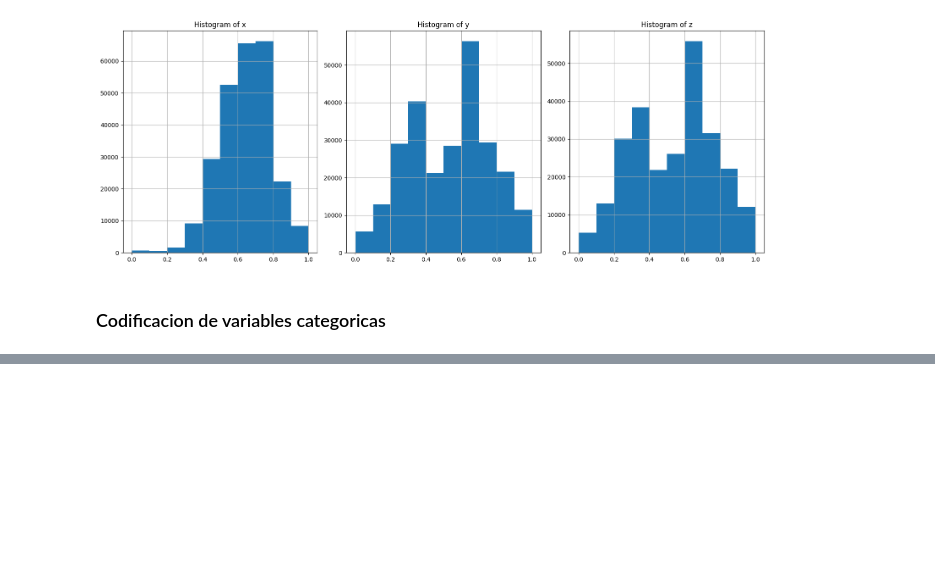
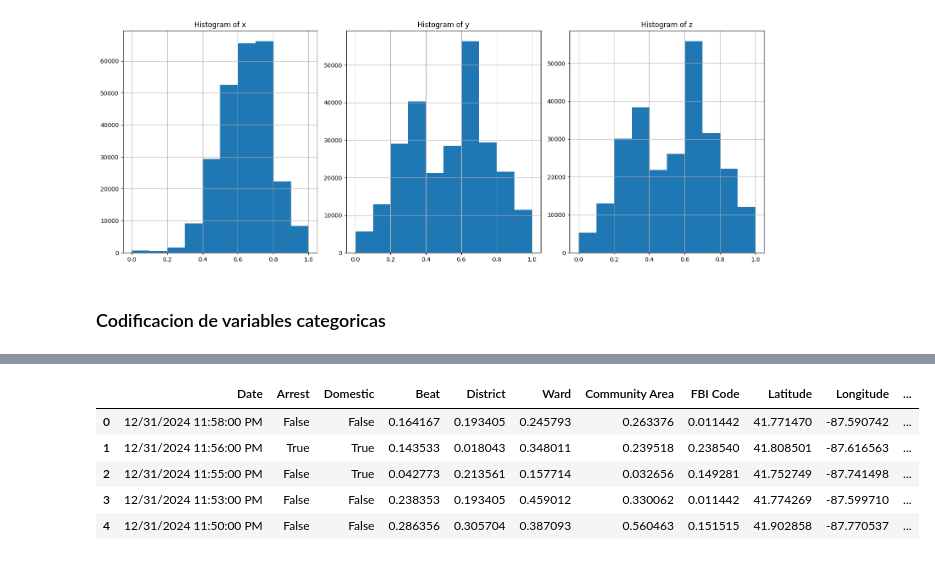
Before and after one commit to maximdorogov/fiuba-analisis-de-datos, a Jupyter notebook: tp2.ipynb, the cells around one changed output, grey strips where cells are left out. Drawn from its saved outputs; the diff is of its cells as text; code cells hidden in the pictures; blank space fills up the shorter version.

```diff
--- a/tp2.ipynb
+++ b/tp2.ipynb
@@ -225,0 +263,16 @@ Cyclic encoding para las variables de tipo fecha, ya que representan un ciclo an
+# %%
+encoded = TargetEncoder(cols=['Ward', 'Beat', 'District', 'Community Area', 'FBI Code'])
+# Aplicamos el encoder a las columnas
+df = encoded.fit_transform(
+    df, df['Arrest'])
+# Normalizamos las columnas codificadas al mismo rango [0, 1]
+df[['Ward', 'Beat', 'District', 'Community Area', 'FBI Code']] = scaler.fit_transform(
+    df[['Ward', 'Beat', 'District', 'Community Area', 'FBI Code']])
+df.head()
+# %% [output]
+|  | Date | Arrest | Domestic | Beat | District | Ward | Community Area | FBI Code | Latitude | Longitude | ... |
+| 0 | 12/31/2024 11:58:00 PM | False | False | 0.164167 | 0.193405 | 0.245793 | 0.263376 | 0.011442 | 41.771470 | -87.590742 | ... |
+| 1 | 12/31/2024 11:56:00 PM | True | True | 0.143533 | 0.018043 | 0.348011 | 0.239518 | 0.238540 | 41.808501 | -87.616563 | ... |
+| 2 | 12/31/2024 11:55:00 PM | False | True | 0.042773 | 0.213561 | 0.157714 | 0.032656 | 0.149281 | 41.752749 | -87.741498 | ... |
+| 3 | 12/31/2024 11:53:00 PM | False | False | 0.238353 | 0.193405 | 0.459012 | 0.330062 | 0.011442 | 41.774269 | -87.599710 | ... |
+| 4 | 12/31/2024 11:50:00 PM | False | False | 0.286356 | 0.305704 | 0.387093 | 0.560463 | 0.151515 | 41.902858 | -87.770537 | ... |
```
Also changed, not shown: parts of 23 cells of this notebook.
